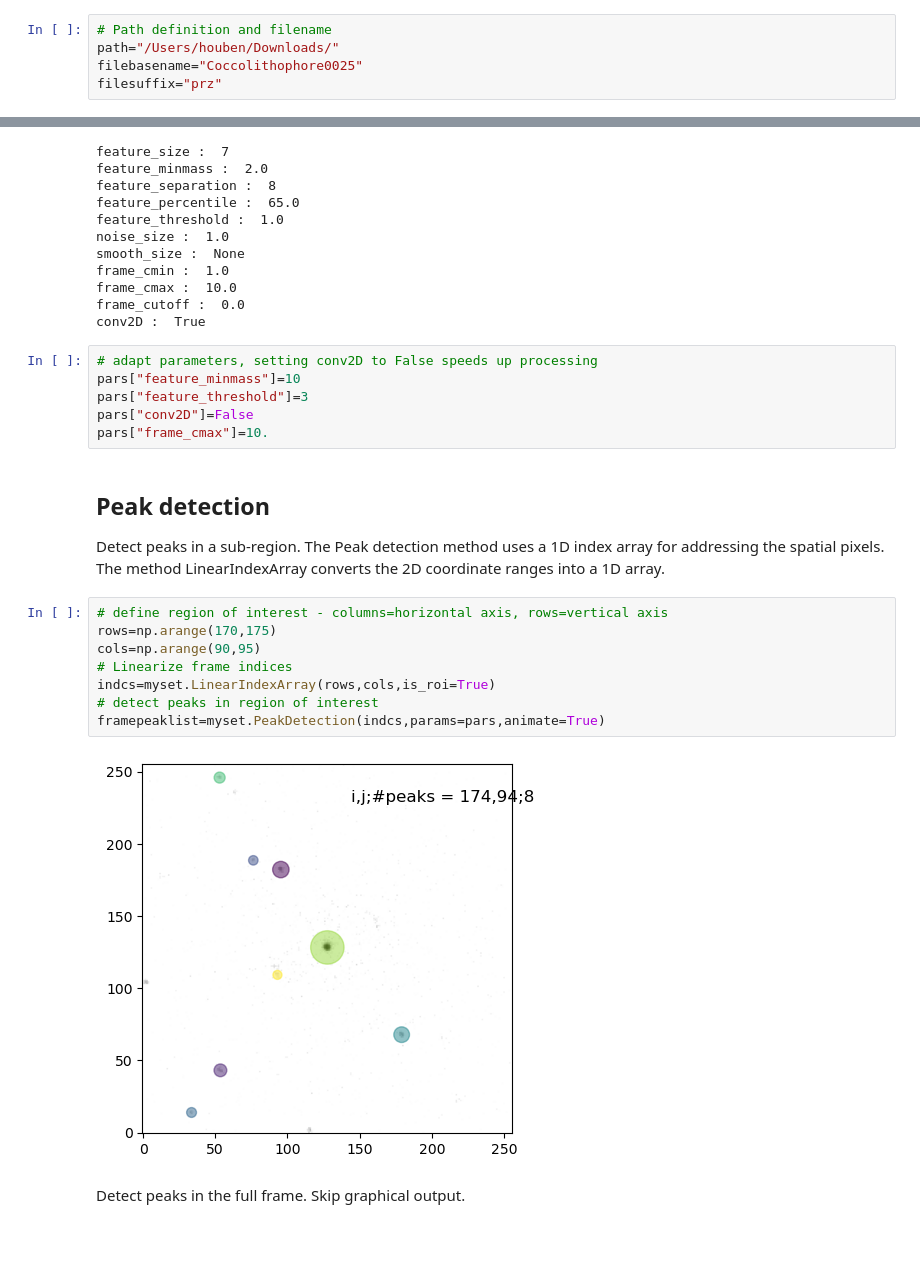
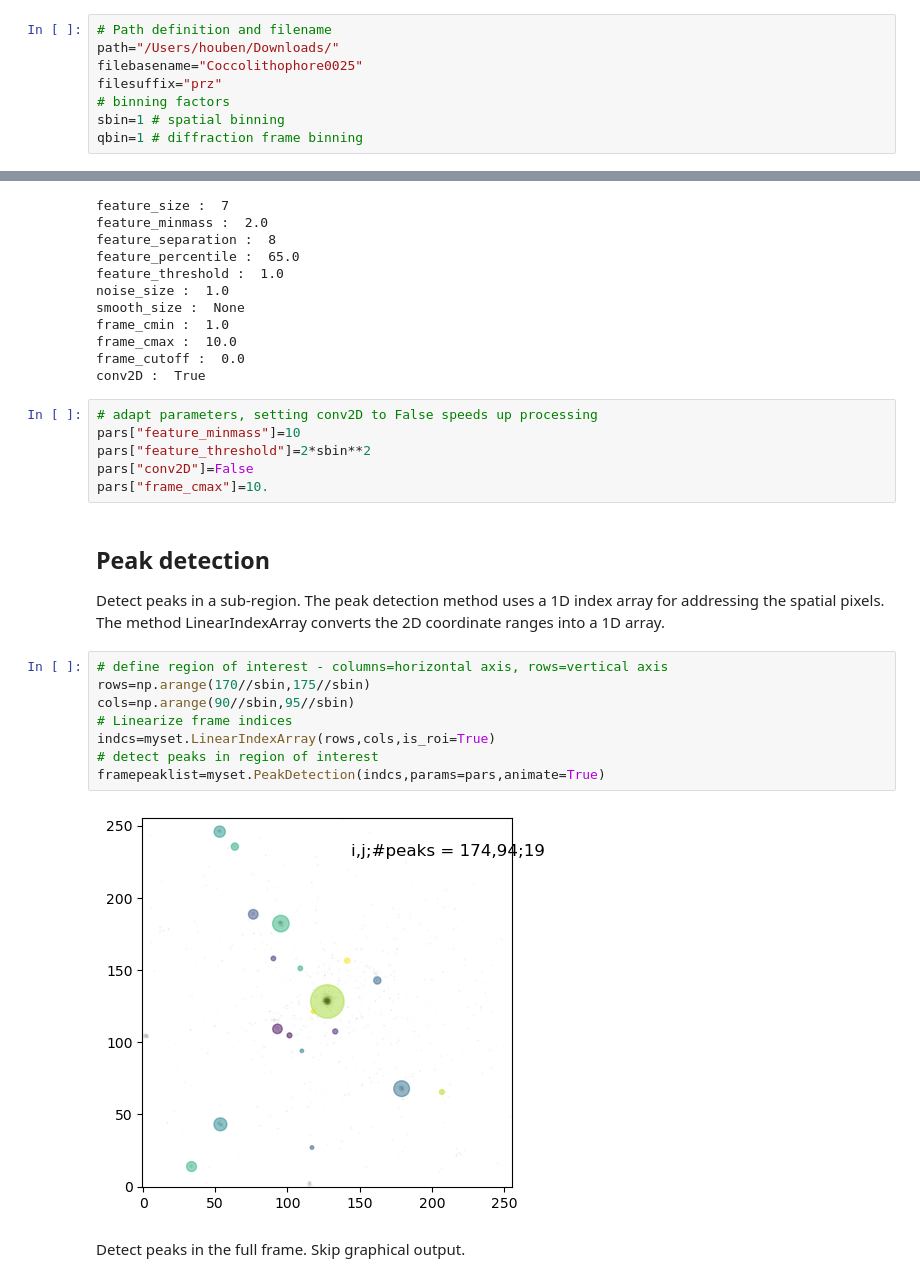
Before and after one commit to LotharHouben/nbed, a Jupyter notebook: examples/nbed-module-peak_detection.ipynb, the cells around one changed output, grey strips where cells are left out. Drawn from its saved outputs; the diff is of its cells as text; blank space fills up the shorter version.

```diff
--- a/examples/nbed-module-peak_detection.ipynb
+++ b/examples/nbed-module-peak_detection.ipynb
@@ -38,6 +39,9 @@ Currently supported formats:
 path="/Users/houben/Downloads/"
 filebasename="Coccolithophore0025"
 filesuffix="prz"
+# binning factors
+sbin=1 # spatial binning
+qbin=1 # diffraction frame binning
 # %%
 # create an instance of the pyNBED module and load data
 myset=nbed.pyNBED()
@@ -201,22 +231,22 @@ conv2D :  True
 # %%
 # adapt parameters, setting conv2D to False speeds up processing
 pars["feature_minmass"]=10
-pars["feature_threshold"]=3
+pars["feature_threshold"]=2*sbin**2
 pars["conv2D"]=False
 pars["frame_cmax"]=10.
 # %% [markdown]
 ## Peak detection
-Detect peaks in a sub-region. The Peak detection method uses a 1D index array for addressing the spatial pixels. The method LinearIndexArray converts the 2D coordinate ranges into a 1D array.
+Detect peaks in a sub-region. The peak detection method uses a 1D index array for addressing the spatial pixels. The method LinearIndexArray converts the 2D coordinate ranges into a 1D array.
 # %%
 # define region of interest - columns=horizontal axis, rows=vertical axis
-rows=np.arange(170,175)
-cols=np.arange(90,95)
+rows=np.arange(170//sbin,175//sbin)
+cols=np.arange(90//sbin,95//sbin)
 # Linearize frame indices
 indcs=myset.LinearIndexArray(rows,cols,is_roi=True)
 # detect peaks in region of interest
 framepeaklist=myset.PeakDetection(indcs,params=pars,animate=True)
 # %% [output]
-[figure, old version]
+[figure, new version]
 # %% [markdown]
 Detect peaks in the full frame. Skip graphical output.
 # %%
```
Also changed, not shown: parts of 13 cells of this notebook, 6 other files.
